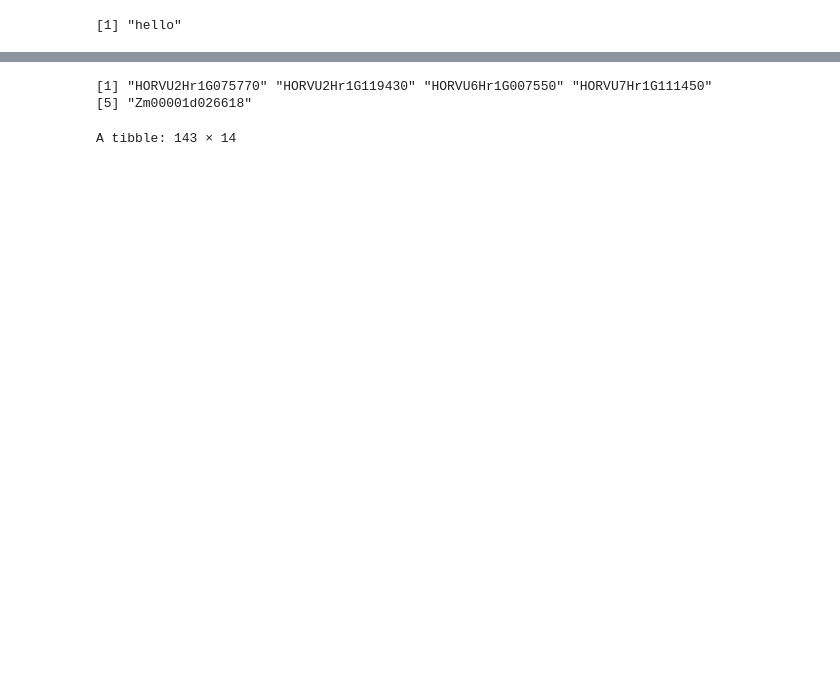
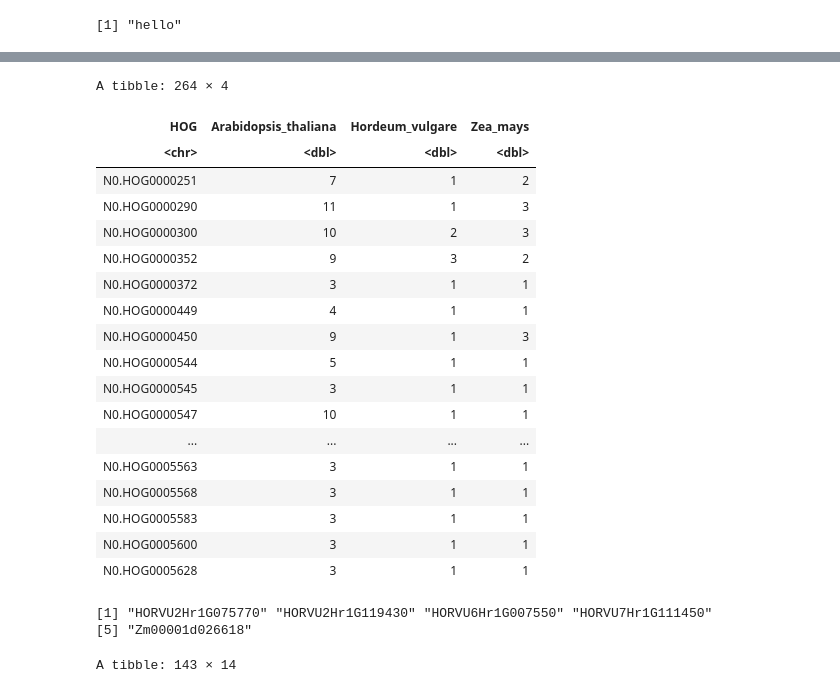
Before and after one commit to tgstoecker/A2TEA.Workflow, a Jupyter notebook: R_expansion.ipynb, the cells around one changed output, grey strips where cells are left out. Saved outputs shown, nothing was run; the diff lists cells and outputs as text; code cells hidden in the pictures; blank space fills up the shorter version.

```diff
--- a/R_expansion.ipynb
+++ b/R_expansion.ipynb
@@ -226,0 +300,27 @@ orthogroups <- readr::read_delim(file = "orthofinder/final-results/Orthogroups/O
+# %%
+# function has to reduce input dataset; this way each iteration (compared species) is included
+# for all compared species first check for each HOG if expanded species is >= 3*
+# then keep rows in which expanded species has at least 3
+# since 3*1 = 3, we can simply choose to keep all rows with at least 3 in expanded_in since this
+## is performed after the other filtering ;D
+# this we should talk about... how to deal with 0 cases
+# in any case having this as user input shoud be the goal
+# with addition of the outer t loop now we can also have multiple expansion species ;D
+
+#for (i in c_t_species) {
+#        HOG_tibble <- HOG_tibble %>% dplyr::filter(get(expanded_in) >= 3*(get(i)))
+#        HOG_tibble <- HOG_tibble %>% dplyr::filter(get(expanded_in) >= 3)
+#        expanded_HOGs <- HOG_tibble
+#    }
+for (t in expanded_in) {
+for (i in c_t_species) {
+        HOG_tibble <- HOG_tibble %>% dplyr::filter(get(t) >= 3*(get(i)))
+        HOG_tibble <- HOG_tibble %>% dplyr::filter(get(t) >= 3)
+    # this line will remove all HOGs with 0 cases in BOTH compared species
+    # this means, that for now, a multispecies comparison demands that
+    # for all compared_to species at least 1 gene has to be in the HOG!
+        HOG_tibble <- HOG_tibble %>% dplyr::filter(get(i) > 0)
+        expanded_HOGs <- HOG_tibble
+    }
+    }
+head(expanded_HOGs)
@@ -226,0 +337,22 @@ orthogroups <- readr::read_delim(file = "orthofinder/final-results/Orthogroups/O
+# %%
+expanded_HOGs
+# %% [output]
+A tibble: 264 × 4
+| HOG | Arabidopsis_thaliana | Hordeum_vulgare | Zea_mays |
+| <chr> | <dbl> | <dbl> | <dbl> |
+| N0.HOG0000251 | 7 | 1 | 2 |
+| N0.HOG0000290 | 11 | 1 | 3 |
+| N0.HOG0000300 | 10 | 2 | 3 |
+| N0.HOG0000352 | 9 | 3 | 2 |
+| N0.HOG0000372 | 3 | 1 | 1 |
+| N0.HOG0000449 | 4 | 1 | 1 |
+| N0.HOG0000450 | 9 | 1 | 3 |
+| N0.HOG0000544 | 5 | 1 | 1 |
+| N0.HOG0000545 | 3 | 1 | 1 |
+| N0.HOG0000547 | 10 | 1 | 1 |
+| ... | ... | ... | ... |
+| N0.HOG0005563 | 3 | 1 | 1 |
+| N0.HOG0005568 | 3 | 1 | 1 |
+| N0.HOG0005583 | 3 | 1 | 1 |
+| N0.HOG0005600 | 3 | 1 | 1 |
+| N0.HOG0005628 | 3 | 1 | 1 |
```
Also changed, not shown: parts of 16 cells of this notebook, 3 other files.
